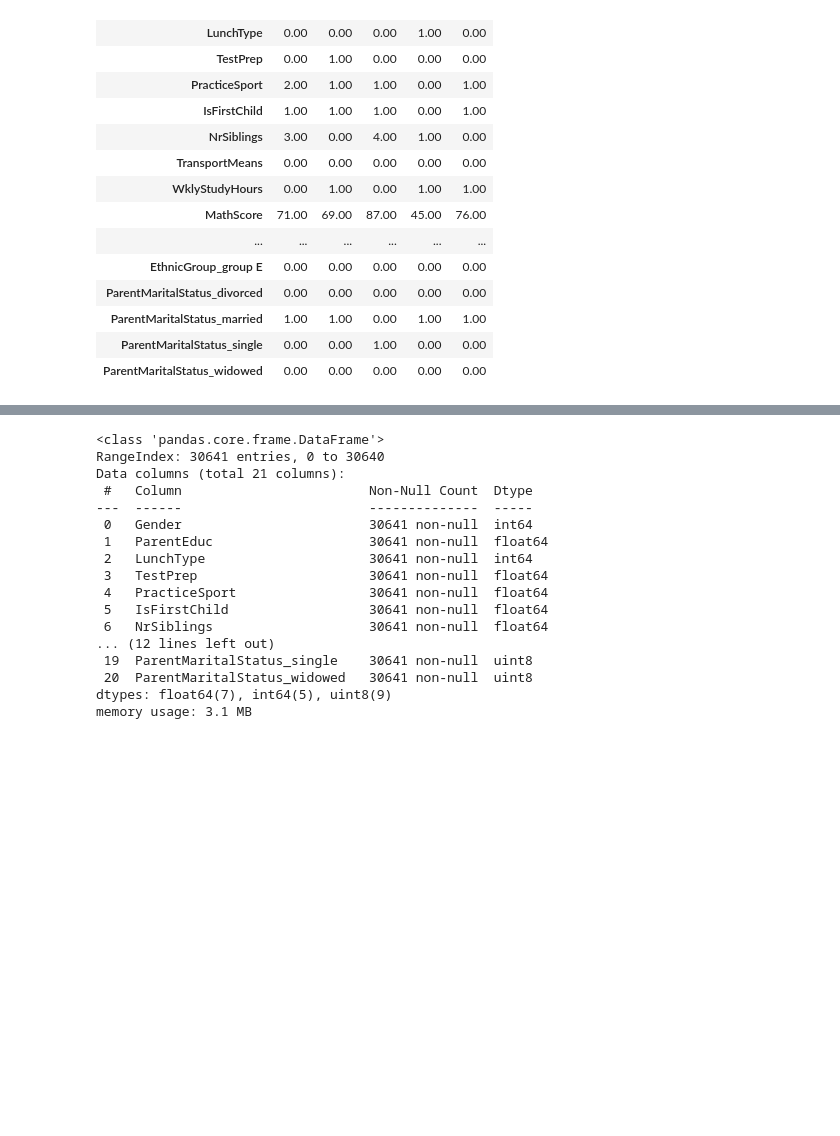
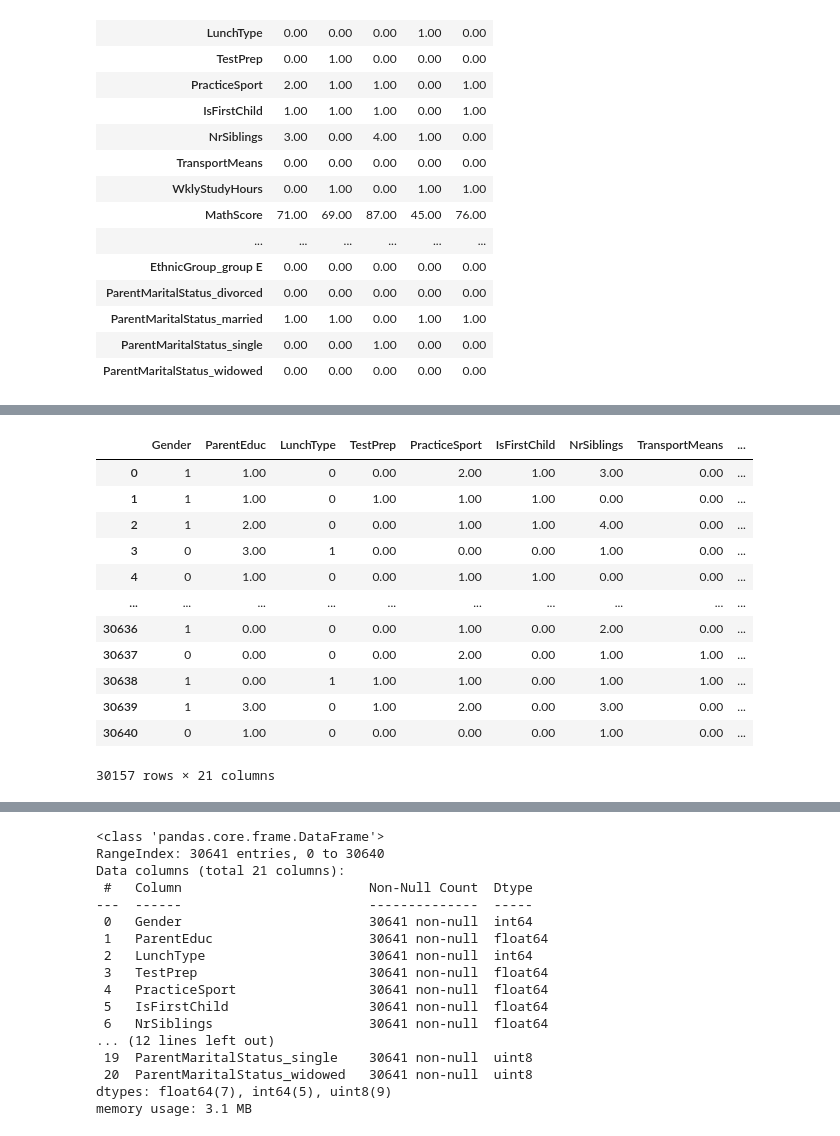
Before and after one commit to onathatice-univr/programming_final_project, a Jupyter notebook: VR503361_final_project.ipynb, the cells around one changed output, grey strips where cells are left out. Saved outputs shown, nothing was run; the diff lists cells and outputs as text; code cells hidden in the pictures; blank space fills up the shorter version.

```diff
--- a/VR503361_final_project.ipynb
+++ b/VR503361_final_project.ipynb
@@ -360,0 +438,19 @@ df_exam_score_copy.head().T
+# %%
+df_exam_score_clean = df_exam_score_copy[different_from_max_mask_math]
+df_exam_score_clean = df_exam_score_copy[different_from_max_mask_reading]
+df_exam_score_clean = df_exam_score_copy[different_from_max_mask_writing]
+df_exam_score_clean
+# %% [output]
+|  | Gender | ParentEduc | LunchType | TestPrep | PracticeSport | IsFirstChild | NrSiblings | TransportMeans | ... |
+| 0 | 1 | 1.00 | 0 | 0.00 | 2.00 | 1.00 | 3.00 | 0.00 | ... |
+| 1 | 1 | 1.00 | 0 | 1.00 | 1.00 | 1.00 | 0.00 | 0.00 | ... |
+| 2 | 1 | 2.00 | 0 | 0.00 | 1.00 | 1.00 | 4.00 | 0.00 | ... |
+| 3 | 0 | 3.00 | 1 | 0.00 | 0.00 | 0.00 | 1.00 | 0.00 | ... |
+| 4 | 0 | 1.00 | 0 | 0.00 | 1.00 | 1.00 | 0.00 | 0.00 | ... |
+| ... | ... | ... | ... | ... | ... | ... | ... | ... | ... |
+| 30636 | 1 | 0.00 | 0 | 0.00 | 1.00 | 0.00 | 2.00 | 0.00 | ... |
+| 30637 | 0 | 0.00 | 0 | 0.00 | 2.00 | 0.00 | 1.00 | 1.00 | ... |
+| 30638 | 1 | 0.00 | 1 | 1.00 | 1.00 | 0.00 | 1.00 | 1.00 | ... |
+| 30639 | 1 | 3.00 | 0 | 1.00 | 2.00 | 0.00 | 3.00 | 0.00 | ... |
+| 30640 | 0 | 1.00 | 0 | 0.00 | 0.00 | 0.00 | 1.00 | 0.00 | ... |
+30157 rows × 21 columns
```
Also changed, not shown: parts of 56 cells of this notebook, 1 other file.
